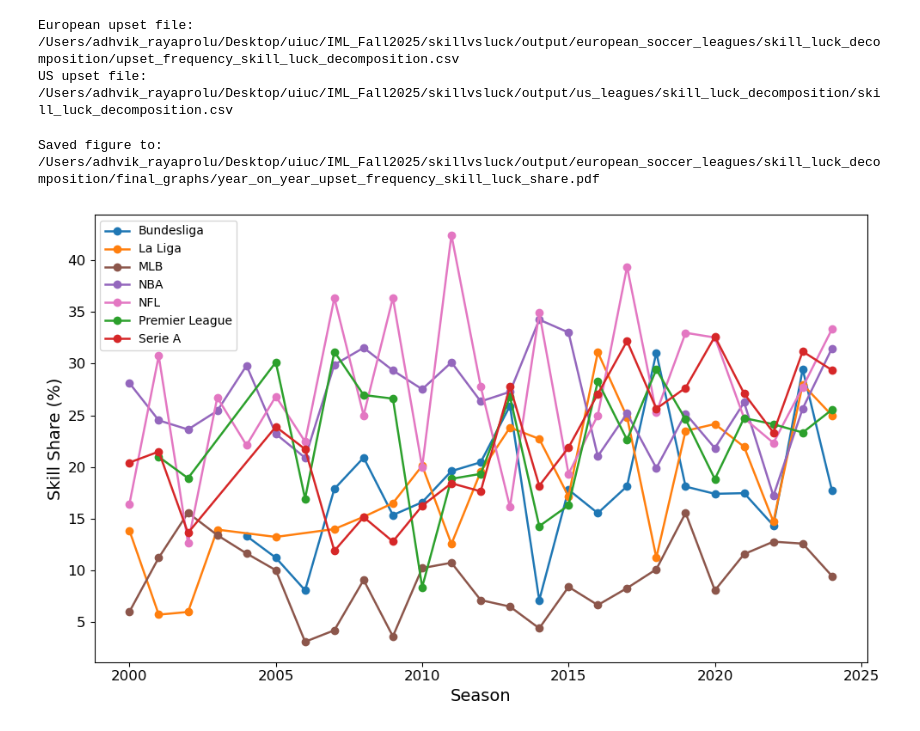
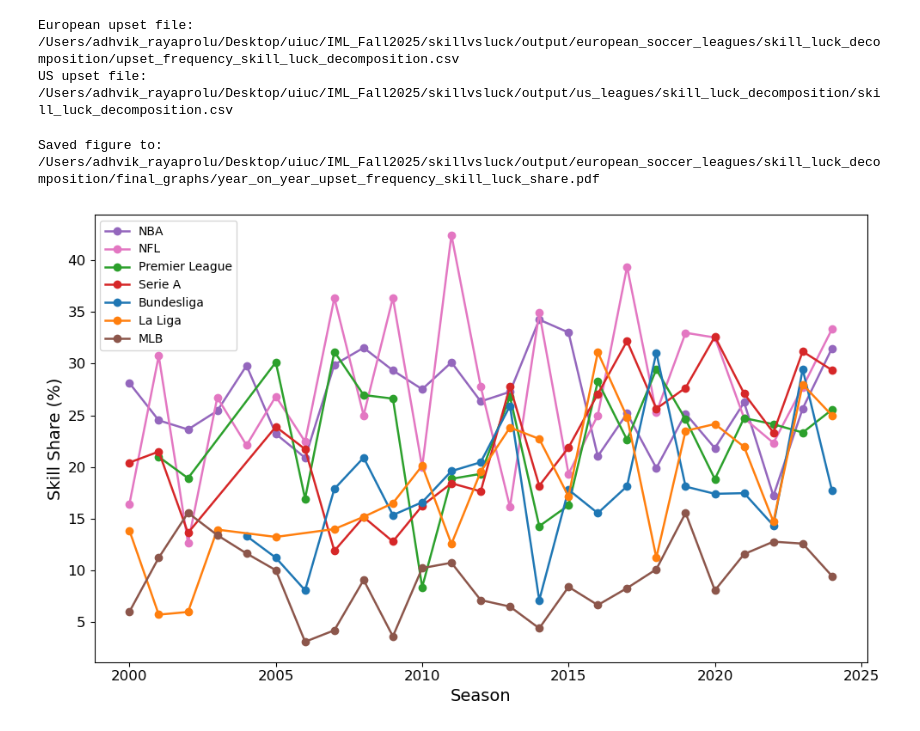
Before and after one commit to mikeyautorino2/skillvsluck, a Jupyter notebook: output/european_soccer_leagues/skill_luck_decomposition/final_graphs/line_graph_generation.ipynb, the cells around one changed output. Drawn from its saved outputs; the diff is of its cells as text; code cells hidden in the pictures.

Commit message:
updating graph

```diff
--- a/output/european_soccer_leagues/skill_luck_decomposition/final_graphs/line_graph_generation.ipynb
+++ b/output/european_soccer_leagues/skill_luck_decomposition/final_graphs/line_graph_generation.ipynb
@@ -171,32 +171,45 @@ color_map = {
     "NFL":             "tab:pink",
 }
 # %%
+ordered_leagues = [
+    "NBA",
+    "NFL",
+    "Premier League",
+    "Serie A",
+    "Bundesliga",
+    "La Liga",
+    "MLB",
+]
+
 fig = plt.figure(figsize=(10, 6))
 
-for league in sorted(all_upset["league"].unique()):
+for league in ordered_leagues:
+    if league not in all_upset["league"].unique():
+        continue
+
     df_league = all_upset[all_upset["league"] == league].sort_values("season")
     plt.plot(
         df_league["season"],
         df_league["skill_share_pct"],
         marker="o",
         linewidth=1.8,
         label=league,
         color=color_map.get(league, None),
     )
 
 plt.xlabel("Season", fontsize=14)
 plt.ylabel("Skill Share (%)", fontsize=14)
 plt.grid(False)
 plt.legend(fontsize=10)
 plt.xticks(fontsize=12)
 plt.yticks(fontsize=12)
 plt.tight_layout()
 
 out = here / "year_on_year_upset_frequency_skill_luck_share.pdf"
-fig.savefig(out, dpi=300, format="pdf")
+fig.savefig(out, format="pdf")
 print(f"Saved figure to: {out}")
 
 plt.show()
 # %% [output]
 Saved figure to: /Users/adhvik_rayaprolu/Desktop/uiuc/IML_Fall2025/skillvsluck/output/european_soccer_leagues/skill_luck_decomposition/final_graphs/year_on_year_upset_frequency_skill_luck_share.pdf
-[figure, old version]
+[figure, new version]
```
Also changed, not shown: 2 other files.
